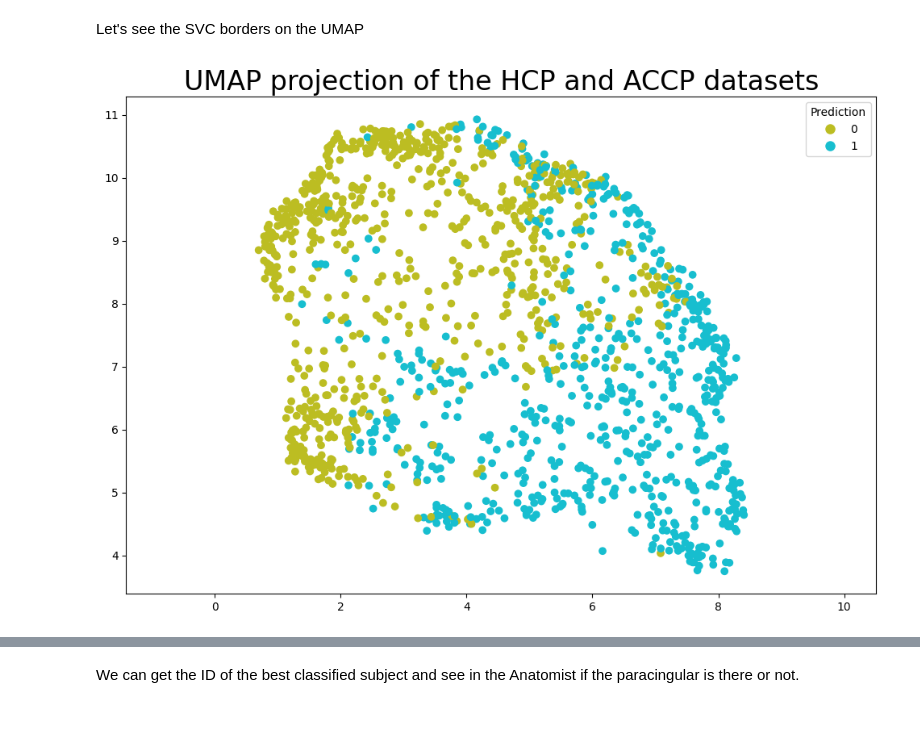
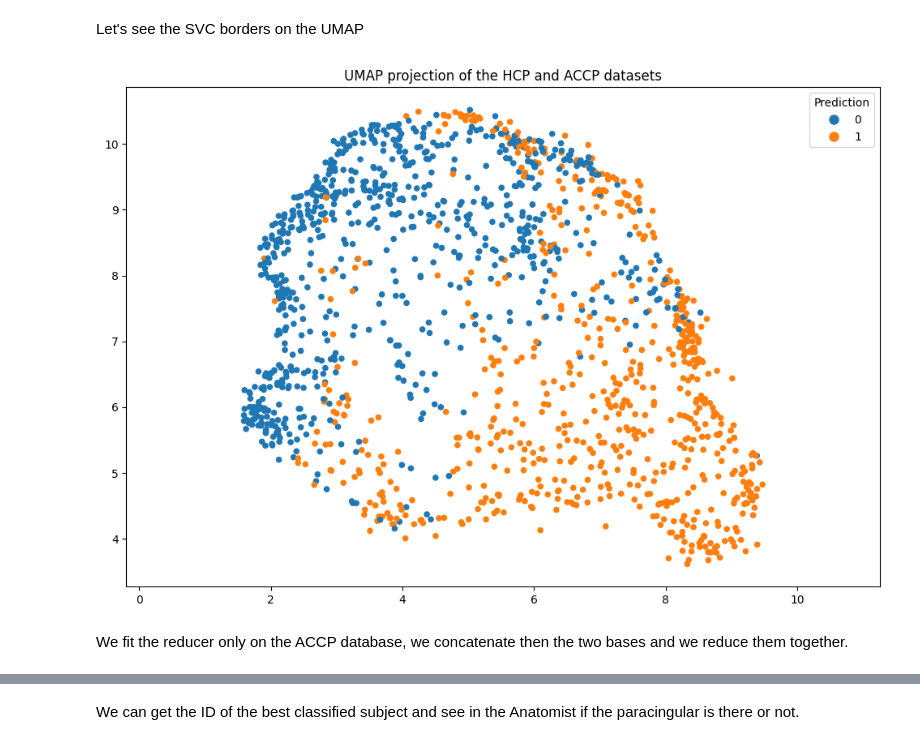
Before and after one commit to neurospin/champollion_V1, a Jupyter notebook: contrastive/notebooks/antoine/SVM_classifier_on_HCP_left_cingulate_dim10.ipynb, the cells around one changed output, grey strips where cells are left out. Drawn from its saved outputs; the diff is of its cells as text; code cells hidden in the pictures; blank space fills up the shorter version.

Commit message:
Add a super visualization

```diff
--- a/contrastive/notebooks/antoine/SVM_classifier_on_HCP_left_cingulate_dim10.ipynb
+++ b/contrastive/notebooks/antoine/SVM_classifier_on_HCP_left_cingulate_dim10.ipynb
@@ -204,5 +204,9 @@ scd_bdd_hcp['Dataset'] = 0
 
 scd_bdd_ACCP = pd.DataFrame(X,columns=embeddings_HCP.columns)
 scd_bdd_ACCP['Dataset'] = 1
+
+scl_bdd_ukb = scaler.transform(embeddings_UKB)
+scd_bdd_UKB = pd.DataFrame(scl_bdd_ukb, columns=embeddings_HCP.columns)
+scd_bdd_UKB['Dataset'] = 2
 # %%
 scd_bdd_HCP_ACCP = pd.concat([scd_bdd_hcp,scd_bdd_ACCP], axis=0)
@@ -252,4 +257,7 @@ scd_bdd_ACCP['Prediction'] = model.predict(X)
 scd_bdd_hcp['Left_PCS'] = -1
 scd_bdd_hcp['Dataset'] = 'HCP'
 scd_bdd_hcp['Prediction'] = model.predict(scl_bdd_hcp)
+scd_bdd_UKB['Left_PCS'] = -1
+scd_bdd_UKB['Dataset'] = 'UKB'
+scd_bdd_UKB['Prediction'] = model.predict(scl_bdd_ukb)
 # %% [markdown]
@@ -257,5 +265,7 @@ We fit the reducer only on the ACCP database, we concatenate then the two bases
 # %%
-reducer.fit(scd_bdd_ACCP.drop(['Left_PCS','Dataset','Prediction'], axis=1))
+reducer.fit(scd_bdd_UKB.drop(['Left_PCS','Dataset','Prediction'], axis=1))
 HCP_and_ACCP = pd.concat([scd_bdd_hcp, scd_bdd_ACCP], axis=0)
+HCP_ACCP_UKB = pd.concat([HCP_and_ACCP, scd_bdd_UKB], axis=0)
+embedding2D_HCP_ACCP_UKB = reducer.transform(HCP_ACCP_UKB.drop(['Left_PCS','Dataset','Prediction'], axis=1))
 embedding2D_HCP_and_ACCP = reducer.transform(HCP_and_ACCP.drop(['Left_PCS','Dataset','Prediction'], axis=1))
 # %% [markdown]
@@ -283,21 +313,2 @@ plt.show()
 # %% [markdown]
 The second figure is made to point out the position of the people having the paracingular (1) (from the ACCP database), those who don't have it (0) (from the ACCP database), and those we don't know (-1) (from the HCP database).
-# %%
-def plot_UMAP(ebb2D_dataset, initial_dataset, title, hue, coli=1):
-    plt.figure(figsize=(12,8))
-    plt.scatter(
-        ebb2D_dataset[:, 0],
-        ebb2D_dataset[:, 1],
-        c=[sns.color_palette()[x+coli] for x in initial_dataset[hue]])
-    plt.gca().set_aspect('equal', 'datalim')
-    plt.title(title, fontsize=24)
-    unique_values = initial_dataset[hue].unique()
-    colors = [sns.color_palette()[x+coli] for x in unique_values]
-    legend_handles = [plt.Line2D([0], [0], marker='o', color='w',
-                                markerfacecolor=colors[i], markersize=10,
-                                label=f'{unique_values[i]}')
-                    for i in range(len(unique_values))]
-    plt.legend(handles=legend_handles, title=hue, loc='best')
-    plt.show()
-
-plot_UMAP(embedding2D_HCP_and_ACCP, HCP_and_ACCP, 'UMAP projection of the HCP and ACCP datasets', 'Left_PCS')
@@ -327,6 +336,8 @@ plot_UMAP(embedding2D_best_classified_ACCP, best_ACCP, 'UMAP projection of the b
 # %% [markdown]
 Let's see the SVC borders on the UMAP
 # %%
-plot_UMAP(embedding2D_HCP_and_ACCP, HCP_and_ACCP, 'UMAP projection of the HCP and ACCP datasets', 'Prediction',-2)
+plot_UMAP(embedding2D_HCP_and_ACCP, HCP_and_ACCP, 'UMAP projection of the HCP and ACCP datasets', 'Prediction')
 # %% [output]
-[figure, old version]
+[figure, new version]
+# %% [markdown]
+We fit the reducer only on the ACCP database, we concatenate then the two bases and we reduce them together.
```
Also changed, not shown: parts of 20 cells of this notebook, 2 other files.
